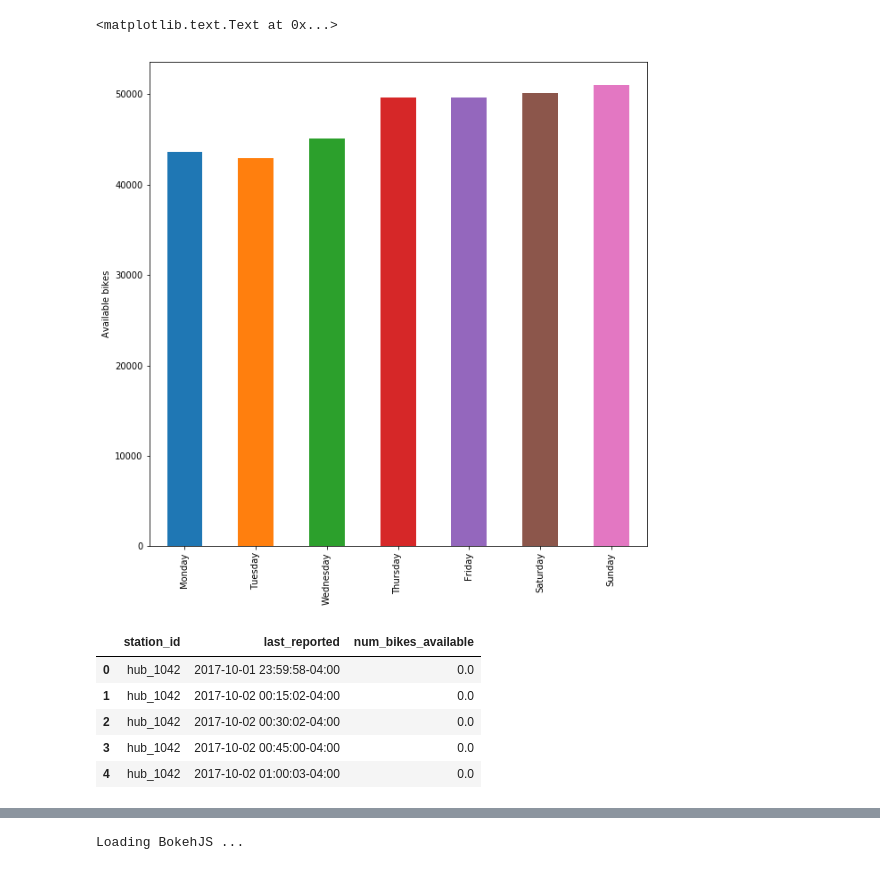
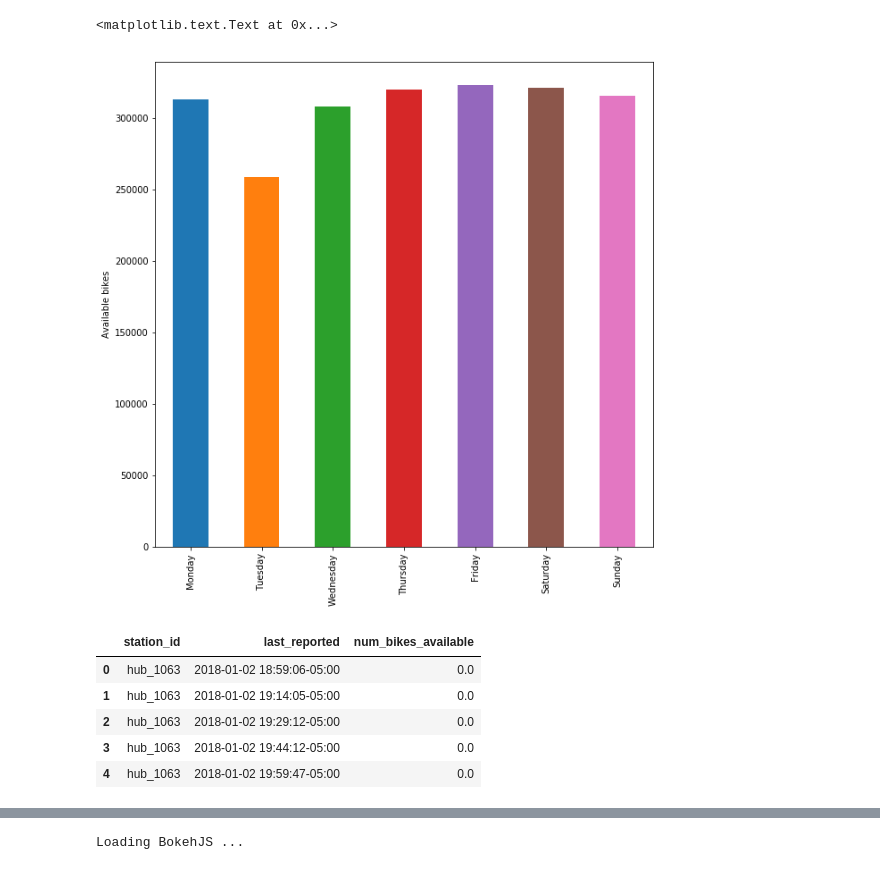
Before and after one commit to Mahsarm/Hamilton_BikeShare_analytics, a Jupyter notebook: Sobi-analytics.ipynb, the cells around one changed output, grey strips where cells are left out. Cells and saved outputs as stored; diff of their text form; code cells hidden in the pictures.

Commit message:
adding more bike data + processing weather data

```diff
--- a/Sobi-analytics.ipynb
+++ b/Sobi-analytics.ipynb
@@ -31,7 +37,7 @@ dg_station_status.head()
 # %%
 import os
 
-current_path = os.path.abspath('./data')
+current_path = os.path.abspath('../AWS/data')
 
 folder_names = os.listdir(current_path)
 current_path
@@ -165,27 +219,25 @@ Defaulting to column but this will raise an ambiguity error in a future version
 # %%
 #bikes['day'] = bikes['last_reported'].dt.day
 cats = ['Monday', 'Tuesday', 'Wednesday', 'Thursday', 'Friday', 'Saturday', 'Sunday']
 
-plot1 = bikes.groupby(bikes['last_reported'].dt.weekday.astype('category',ordered=True).cat.rename_categories(cats))['num_bikes_available'].sum().plot(kind='bar',
-    figsize=(10,10))
-plot1.set_xlabel("")
-plot1.set_ylabel("Available bikes")
+plot2 = bikes.groupby(bikes['last_reported'].dt.weekday.astype('category',ordered=True).cat.rename_categories(cats))['num_bikes_available'].sum().plot(kind='bar', figsize=(10,10))
+plot2.set_xlabel("")
+plot2.set_ylabel("Available bikes")
 # %% [output]
 <matplotlib.text.Text at 0x...>
-[figure, old version]
+[figure, new version]
 # %%
 station_activities = bikes[['num_bikes_available']].groupby('station_id').diff()
 # %%
 station_activities = station_activities.fillna(0)
 station_activities = station_activities.reset_index()
-station_activities.head()
 # %% [output]
 |  | station_id | last_reported | num_bikes_available |
-| 0 | hub_1042 | 2017-10-01 23:59:58-04:00 | 0.0 |
-| 1 | hub_1042 | 2017-10-02 00:15:02-04:00 | 0.0 |
-| 2 | hub_1042 | 2017-10-02 00:30:02-04:00 | 0.0 |
-| 3 | hub_1042 | 2017-10-02 00:45:00-04:00 | 0.0 |
-| 4 | hub_1042 | 2017-10-02 01:00:03-04:00 | 0.0 |
+| 0 | hub_1063 | 2018-01-02 18:59:06-05:00 | 0.0 |
+| 1 | hub_1063 | 2018-01-02 19:14:05-05:00 | 0.0 |
+| 2 | hub_1063 | 2018-01-02 19:29:12-05:00 | 0.0 |
+| 3 | hub_1063 | 2018-01-02 19:44:12-05:00 | 0.0 |
+| 4 | hub_1063 | 2018-01-02 19:59:47-05:00 | 0.0 |
 # %%
 df_station_info.head()
 # %% [output]
```
Also changed, not shown: parts of 19 cells of this notebook, 1 other file.
